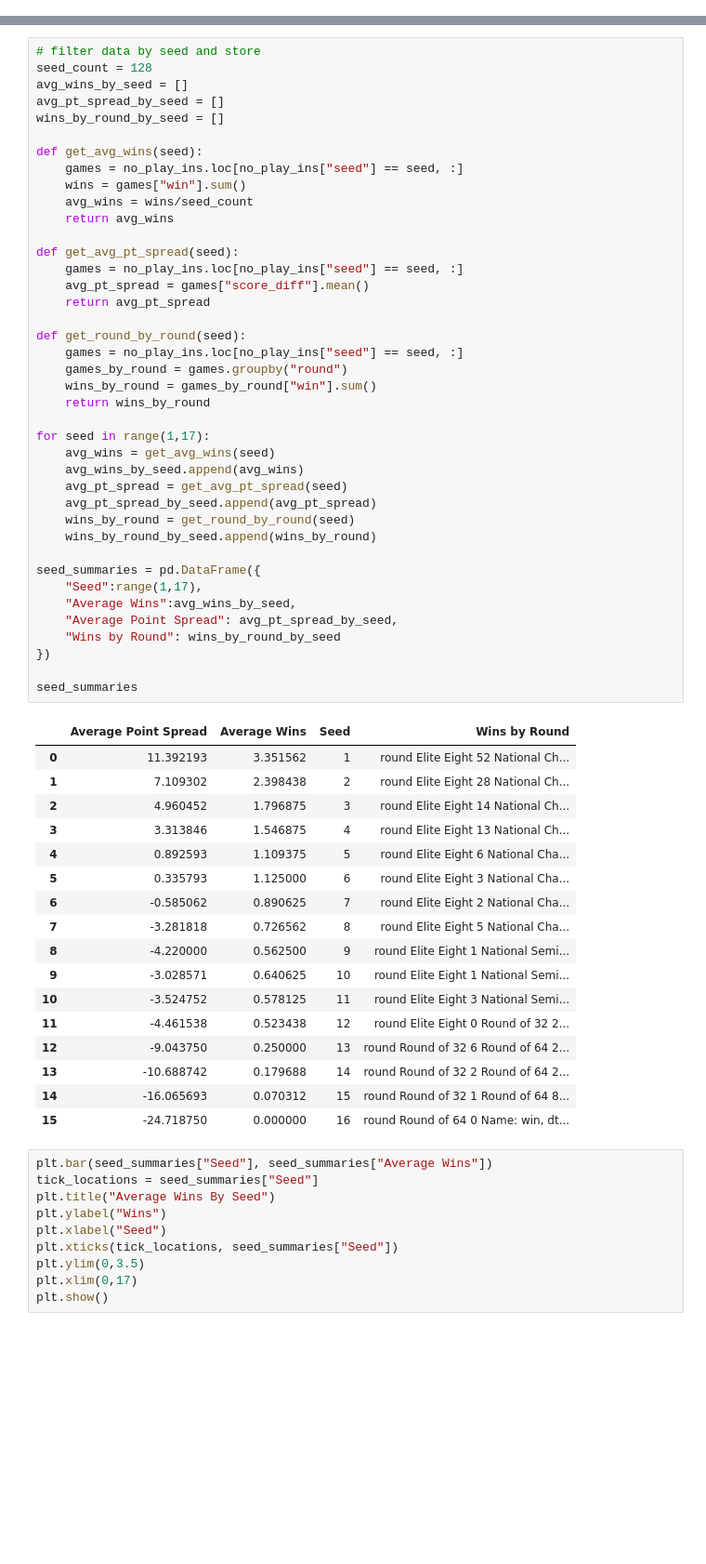
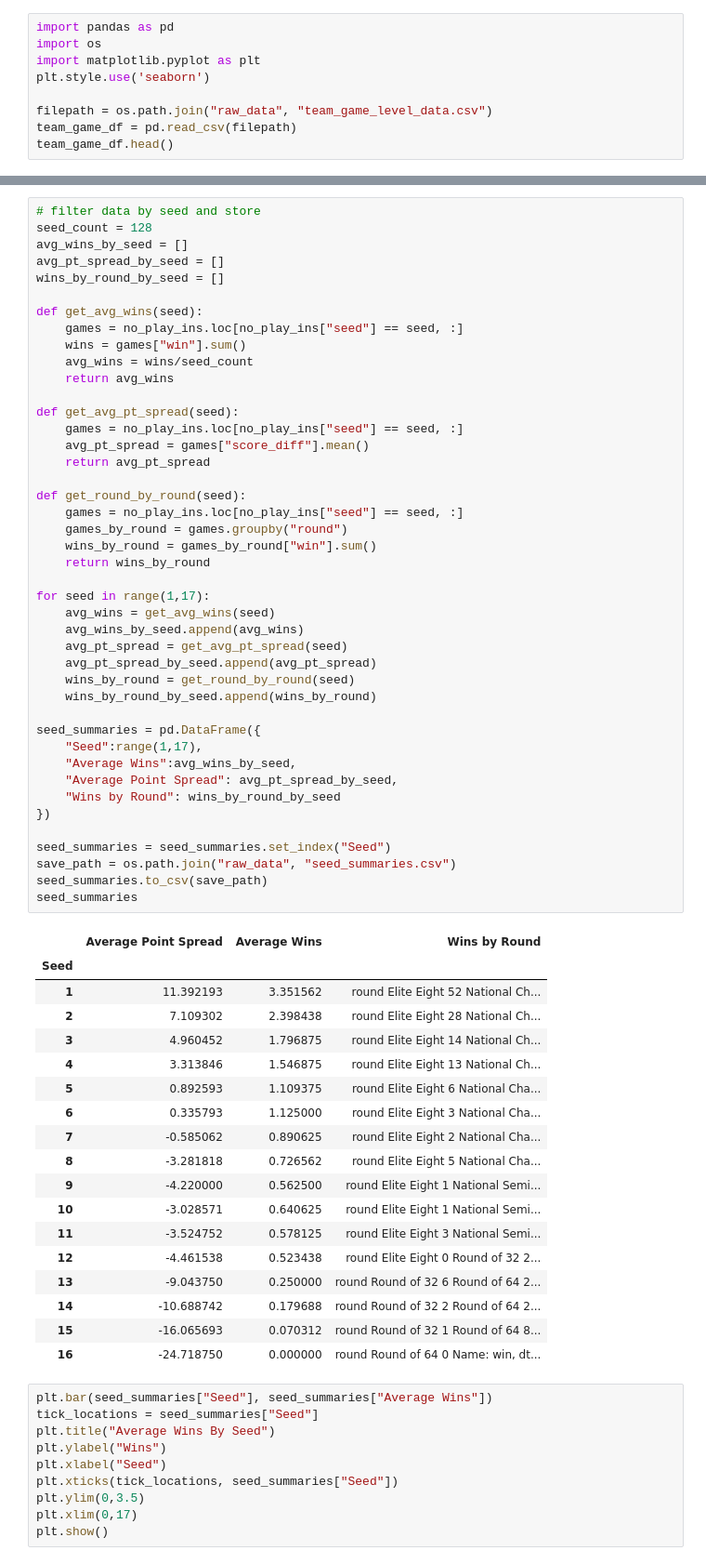
Before and after one commit to mmclaughlin87/march-madness-historical-perfomance, a Jupyter notebook: summary_of_seeds.ipynb, the cells around one changed output, grey strips where cells are left out. Shown: that part at 93% size. Drawn from its saved outputs; the diff is of its cells as text; blank space fills up the shorter version.

Commit message:
updating seed summaries to output csv

```diff
--- a/summary_of_seeds.ipynb
+++ b/summary_of_seeds.ipynb
@@ -65,0 +1,9 @@ team_game_df.head()
+# %%
+import pandas as pd
+import os
+import matplotlib.pyplot as plt
+plt.style.use('seaborn')
+
+filepath = os.path.join("raw_data", "team_game_level_data.csv")
+team_game_df = pd.read_csv(filepath)
+team_game_df.head()
@@ -88,50 +39,54 @@ def get_avg_wins(seed):
     return avg_wins
 
 def get_avg_pt_spread(seed):
     games = no_play_ins.loc[no_play_ins["seed"] == seed, :]
     avg_pt_spread = games["score_diff"].mean()
     return avg_pt_spread
 
 def get_round_by_round(seed):
     games = no_play_ins.loc[no_play_ins["seed"] == seed, :]
     games_by_round = games.groupby("round")
     wins_by_round = games_by_round["win"].sum()
     return wins_by_round
 
 for seed in range(1,17):
     avg_wins = get_avg_wins(seed)
     avg_wins_by_seed.append(avg_wins)
     avg_pt_spread = get_avg_pt_spread(seed)
     avg_pt_spread_by_seed.append(avg_pt_spread)
     wins_by_round = get_round_by_round(seed)
     wins_by_round_by_seed.append(wins_by_round)
 
 seed_summaries = pd.DataFrame({
     "Seed":range(1,17),
     "Average Wins":avg_wins_by_seed,
     "Average Point Spread": avg_pt_spread_by_seed,
     "Wins by Round": wins_by_round_by_seed
 })
 
+seed_summaries = seed_summaries.set_index("Seed")
+save_path = os.path.join("raw_data", "seed_summaries.csv")
+seed_summaries.to_csv(save_path)
 seed_summaries
 # %% [output]
-|  | Average Point Spread | Average Wins | Seed | Wins by Round |
-| 0 | 11.392193 | 3.351562 | 1 | round Elite Eight 52 National Ch... |
-| 1 | 7.109302 | 2.398438 | 2 | round Elite Eight 28 National Ch... |
-| 2 | 4.960452 | 1.796875 | 3 | round Elite Eight 14 National Ch... |
-| 3 | 3.313846 | 1.546875 | 4 | round Elite Eight 13 National Ch... |
-| 4 | 0.892593 | 1.109375 | 5 | round Elite Eight 6 National Cha... |
-| 5 | 0.335793 | 1.125000 | 6 | round Elite Eight 3 National Cha... |
-| 6 | -0.585062 | 0.890625 | 7 | round Elite Eight 2 National Cha... |
-| 7 | -3.281818 | 0.726562 | 8 | round Elite Eight 5 National Cha... |
-| 8 | -4.220000 | 0.562500 | 9 | round Elite Eight 1 National Semi... |
-| 9 | -3.028571 | 0.640625 | 10 | round Elite Eight 1 National Semi... |
-| 10 | -3.524752 | 0.578125 | 11 | round Elite Eight 3 National Semi... |
-| 11 | -4.461538 | 0.523438 | 12 | round Elite Eight 0 Round of 32 2... |
-| 12 | -9.043750 | 0.250000 | 13 | round Round of 32 6 Round of 64 2... |
-| 13 | -10.688742 | 0.179688 | 14 | round Round of 32 2 Round of 64 2... |
-| 14 | -16.065693 | 0.070312 | 15 | round Round of 32 1 Round of 64 8... |
-| 15 | -24.718750 | 0.000000 | 16 | round Round of 64 0 Name: win, dt... |
+|  | Average Point Spread | Average Wins | Wins by Round |
+| Seed |  |  |  |
+| 1 | 11.392193 | 3.351562 | round Elite Eight 52 National Ch... |
+| 2 | 7.109302 | 2.398438 | round Elite Eight 28 National Ch... |
+| 3 | 4.960452 | 1.796875 | round Elite Eight 14 National Ch... |
+| 4 | 3.313846 | 1.546875 | round Elite Eight 13 National Ch... |
+| 5 | 0.892593 | 1.109375 | round Elite Eight 6 National Cha... |
+| 6 | 0.335793 | 1.125000 | round Elite Eight 3 National Cha... |
+| 7 | -0.585062 | 0.890625 | round Elite Eight 2 National Cha... |
+| 8 | -3.281818 | 0.726562 | round Elite Eight 5 National Cha... |
+| 9 | -4.220000 | 0.562500 | round Elite Eight 1 National Semi... |
+| 10 | -3.028571 | 0.640625 | round Elite Eight 1 National Semi... |
+| 11 | -3.524752 | 0.578125 | round Elite Eight 3 National Semi... |
+| 12 | -4.461538 | 0.523438 | round Elite Eight 0 Round of 32 2... |
+| 13 | -9.043750 | 0.250000 | round Round of 32 6 Round of 64 2... |
+| 14 | -10.688742 | 0.179688 | round Round of 32 2 Round of 64 2... |
+| 15 | -16.065693 | 0.070312 | round Round of 32 1 Round of 64 8... |
+| 16 | -24.718750 | 0.000000 | round Round of 64 0 Name: win, dt... |
 # %%
 plt.bar(seed_summaries["Seed"], seed_summaries["Average Wins"])
 tick_locations = seed_summaries["Seed"]
```
Also changed, not shown: parts of 3 cells of this notebook, 1 other file.
